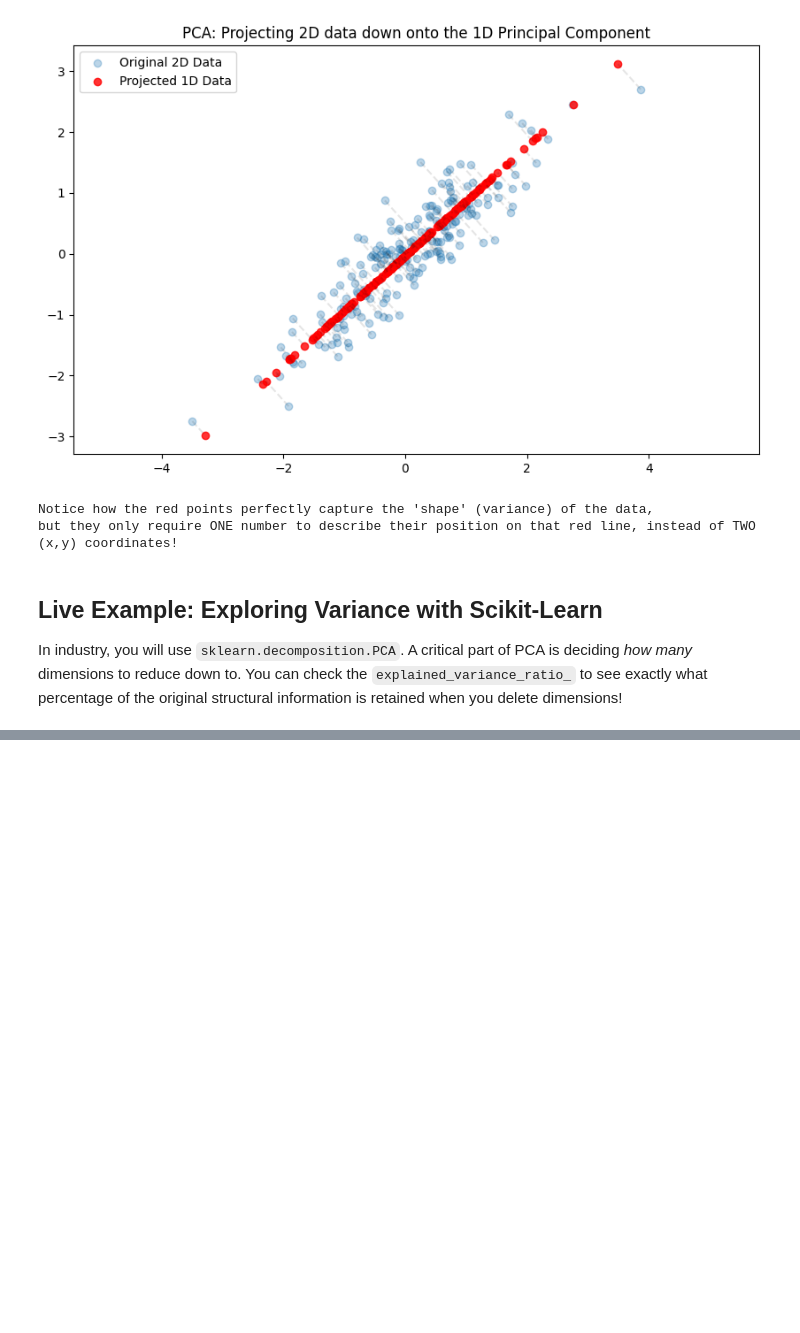
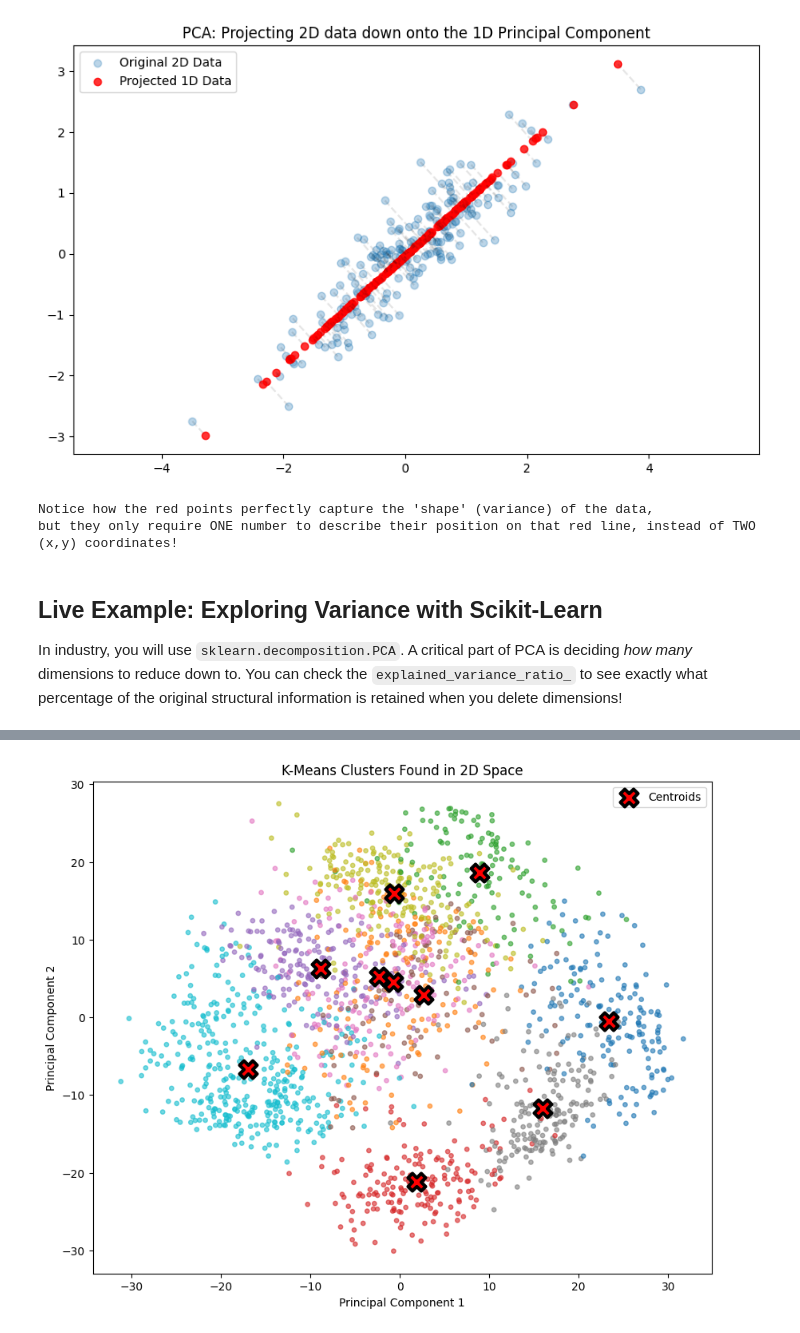
Before and after one commit to aneeb02/machine-learning, a Jupyter notebook: pca/pca.ipynb, the cells around one changed output, grey strips where cells are left out. Saved outputs shown, nothing was run; the diff lists cells and outputs as text; code cells hidden in the pictures; blank space fills up the shorter version.

Commit message:
revising + kmeans project started

```diff
--- a/pca/pca.ipynb
+++ b/pca/pca.ipynb
@@ -129,7 +129,7 @@ y_digits = digits.target
 print(f"Original Dataset Shape: {X_digits.shape} (64 Dimensions)")
 
 # Let's crush 64 Dimensions down to just 2 Dimensions so we can visualize it!
-sklearn_pca = PCA(n_components=2)
+sklearn_pca = PCA(n_components=0.9)
 X_digits_2d = sklearn_pca.fit_transform(X_digits)
 
 print(f"Reduced Dataset Shape: {X_digits_2d.shape} (2 Dimensions!)")
@@ -159,2 +159,32 @@ Total Information Retained: 28.51%
 
 (Note: To confidently train an accurate ML model on this, you'd usually want to retain >90% variance. So you might need to keep the top ~20 Principal Components rather than just 2).
+# %%
+from sklearn.cluster import KMeans
+
+# 1. Initialize KMeans with k=10 (since there are 10 digits, 0-9)
+# We use n_init='auto' which automatically uses K-Means++ initialization!
+kmeans = KMeans(n_clusters=10, random_state=42, n_init='auto')
+
+# 2. Fit the model to the 2D PCA data and assign points to clusters
+kmeans_labels = kmeans.fit_predict(X_digits_2d)
+
+# 3. Get the coordinates of the 10 centroids found by K-Means
+centroids = kmeans.cluster_centers_
+
+# --- Plotting the K-Means Results ---
+plt.figure(figsize=(10, 8))
+
+# Plot the data points, colored by the cluster K-Means assigned them to
+# (Notice we use `kmeans_labels` here, NOT the real `y_digits`)
+plt.scatter(X_digits_2d[:, 0], X_digits_2d[:, 1], c=kmeans_labels, cmap='tab10', alpha=0.6, s=15)
+
+# Plot the centroids as big red X's
+plt.scatter(centroids[:, 0], centroids[:, 1], c='red', marker='X', s=250, linewidths=3, edgecolor='black', label='Centroids')
+
+plt.title("K-Means Clusters Found in 2D Space")
+plt.xlabel("Principal Component 1")
+plt.ylabel("Principal Component 2")
+plt.legend()
+plt.show()
+# %% [output]
+[figure, added]
```
Also changed, not shown: parts of 1 cell of this notebook, 4 other files.
